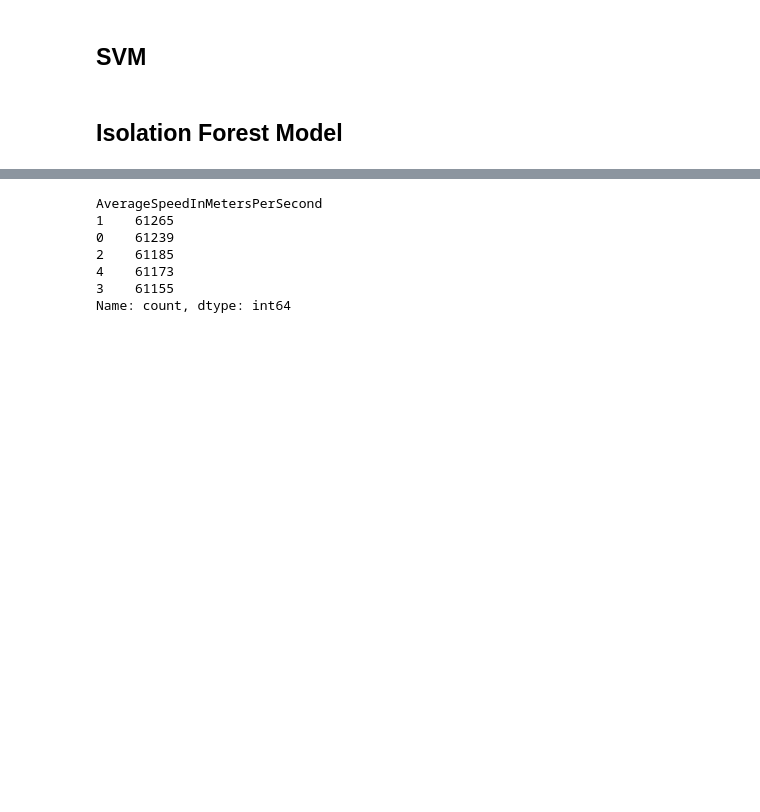
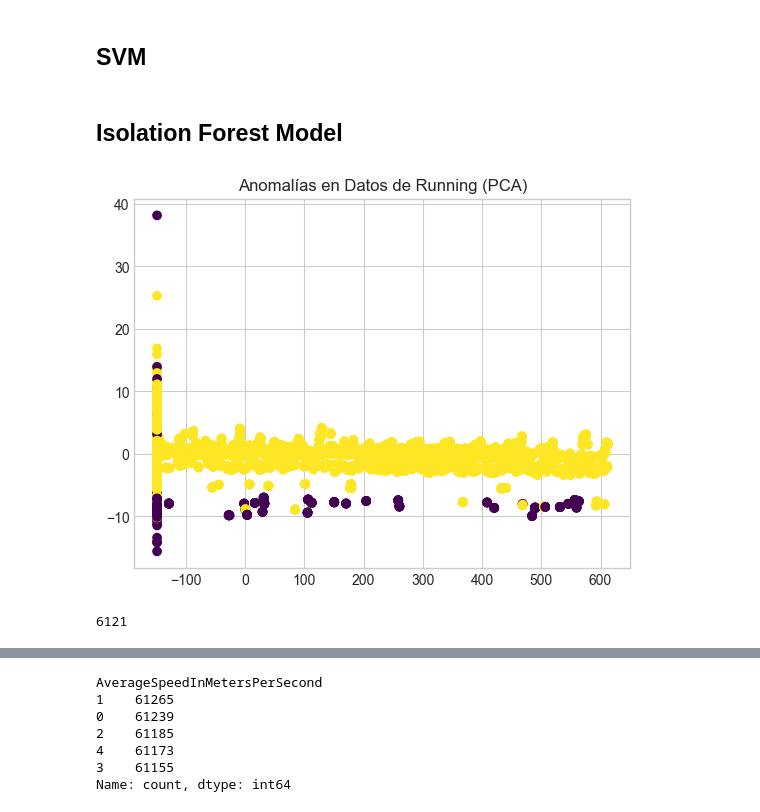
Before and after one commit to lauraich/running_anomalies_detection_data_analysis, a Jupyter notebook: Proyecto_final_analisis_de_datos_I.ipynb, the cells around one changed output, grey strips where cells are left out. Saved outputs shown, nothing was run; the diff lists cells and outputs as text; code cells hidden in the pictures; blank space fills up the shorter version.

Commit message:
Isolation forest update

```diff
--- a/Proyecto_final_analisis_de_datos_I.ipynb
+++ b/Proyecto_final_analisis_de_datos_I.ipynb
@@ -1281,3 +1299,29 @@ svm_anomalies = np.sum(svm_pred == -1)
 print('One-Class SVM detected anomalies:', svm_anomalies)
 # %% [markdown]
 ## Isolation Forest Model
+# %%
+modelo = IsolationForest(
+    n_estimators=100,
+    contamination=0.02,  # Asume un 2% de anomalías
+    random_state=42
+)
+modelo.fit(df_encoded_scaled)  # No se usan etiquetas (y_label)
+df_encoded_scaled['isAnomaly'] = modelo.predict(df_encoded_scaled)  # 1 = normal, -1 = anomalía
+
+datos_anomalos = df_encoded_scaled[df_encoded_scaled['isAnomaly'] == -1]
+
+
+# Reducir a 2D
+pca = PCA(n_components=2)
+X_pca = pca.fit_transform(df_encoded_scaled.drop(columns='isAnomaly'))
+
+# Graficar
+plt.scatter(X_pca[:, 0], X_pca[:, 1], c=df_encoded_scaled['isAnomaly'], cmap='viridis')
+plt.title('Anomalías en Datos de Running (PCA)')
+plt.show()
+# %% [output]
+[figure, added]
+# %%
+len(datos_anomalos)
+# %% [output]
+6121
```
Also changed, not shown: parts of 5 cells of this notebook.
